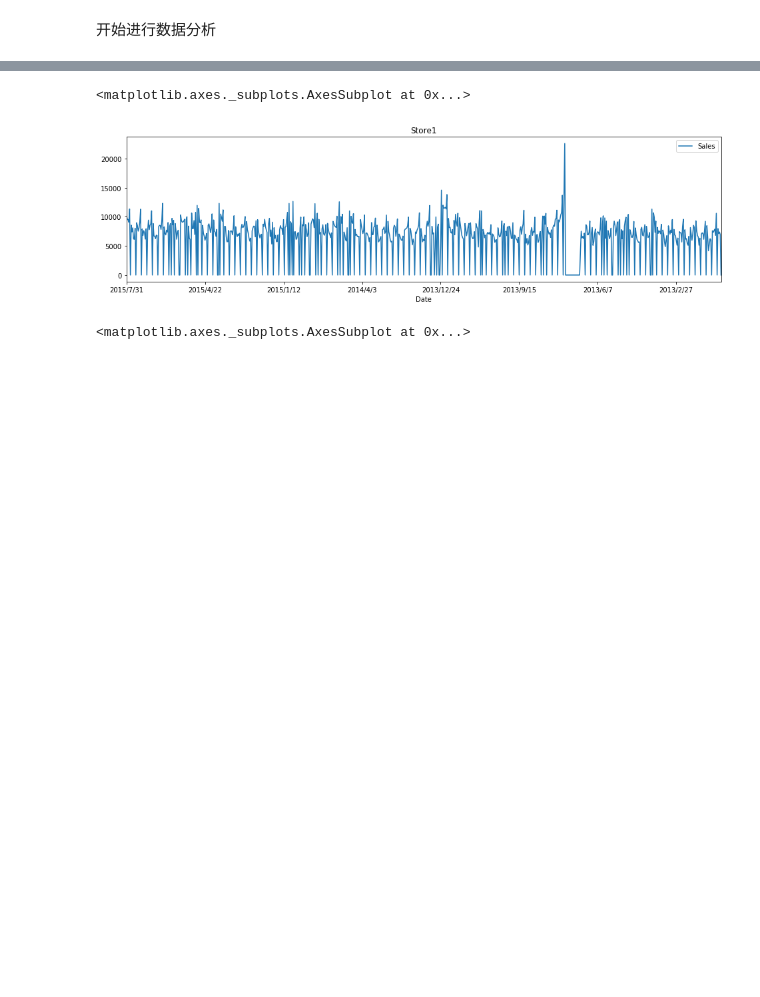
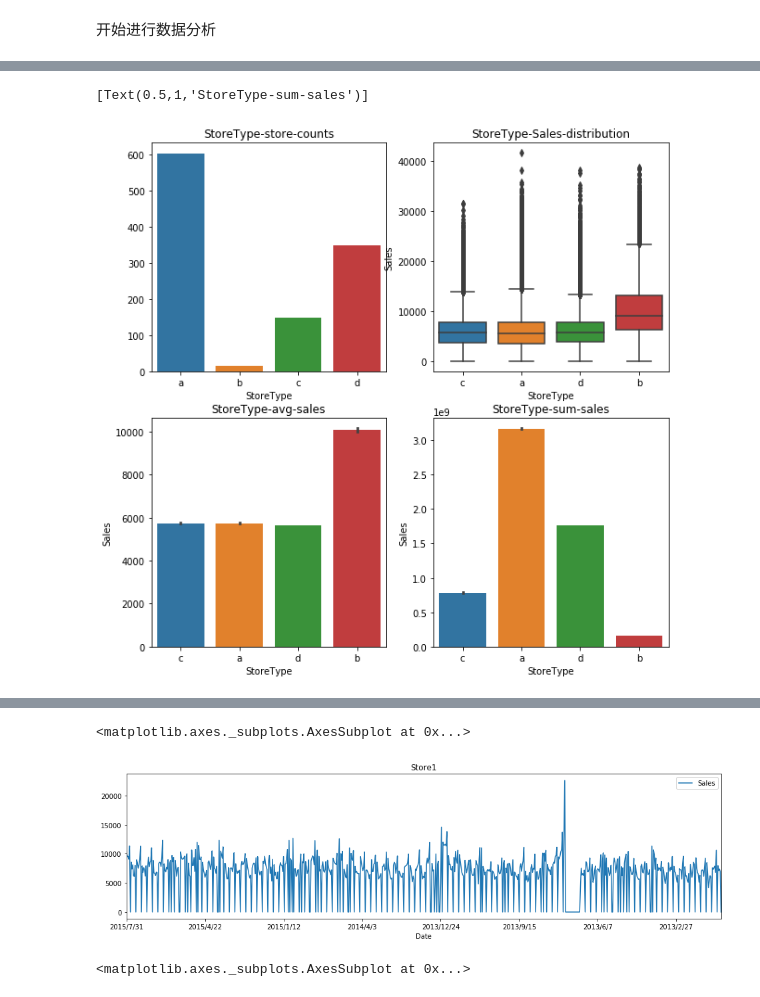
Before and after one commit to lirong1986/-rossmann-store-sales, a Jupyter notebook: rossmann-store-sales-final.ipynb, the cells around one changed output, grey strips where cells are left out. Drawn from its saved outputs; the diff is of its cells as text; code cells hidden in the pictures; blank space fills up the shorter version.

```diff
--- a/rossmann-store-sales-final.ipynb
+++ b/rossmann-store-sales-final.ipynb
@@ -382,0 +399,25 @@ Text(0.5,0,'sales')
+# %%
+#不同店铺种类的数据分布情况
+#StoreType
+from numpy import mean
+from numpy import sum
+
+fig,ax=plt.subplots(2,2,figsize=(10,10))
+
+
+
+df=data_store.groupby('StoreType').size()
+sns.barplot(df.index,df.values,ax=ax[0][0])
+ax[0][0].set(**{'title':'StoreType-store-counts'})
+
+
+#StoreType的销售分布
+sns.boxplot(y='Sales',x='StoreType',data=data_train_new,ax=ax[0][1])
+ax[0][1].set(**{'title':'StoreType-Sales-distribution'})
+sns.barplot(y='Sales',x='StoreType',data=data_train_new,estimator=mean,ax=ax[1][0])
+ax[1][0].set(**{'title':'StoreType-avg-sales'})
+sns.barplot(y='Sales',x='StoreType',data=data_train_new,estimator=sum,ax=ax[1][1])
+ax[1][1].set(**{'title':'StoreType-sum-sales'})
+# %% [output]
+[Text(0.5,1,'StoreType-sum-sales')]
+[figure, added]
```
Also changed, not shown: parts of 24 cells of this notebook, 1 other file.
